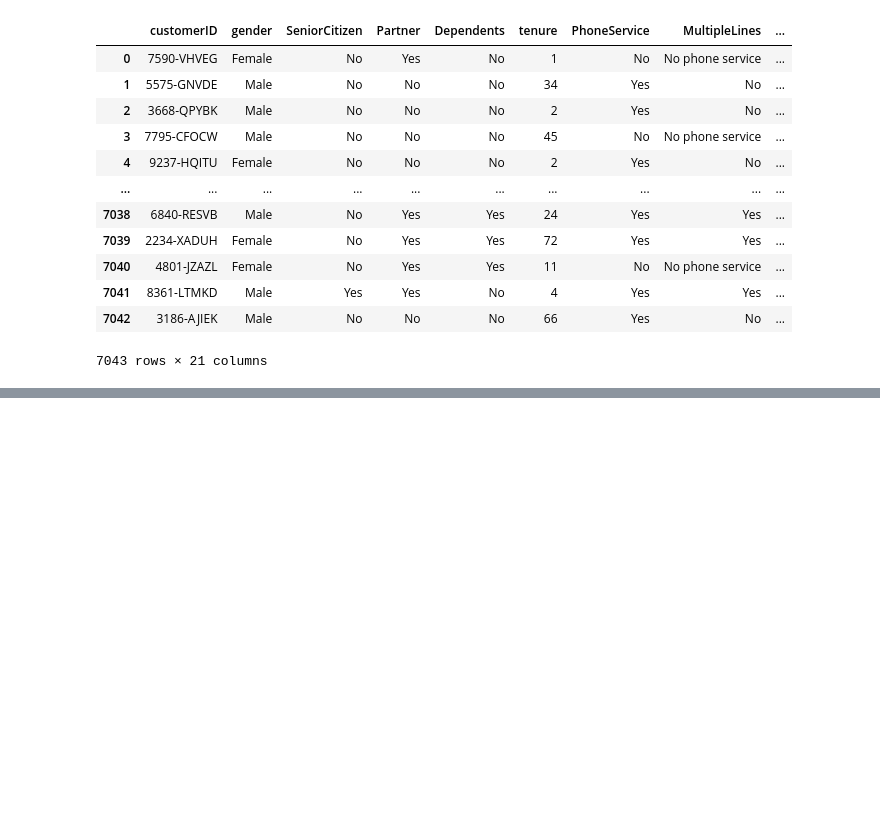
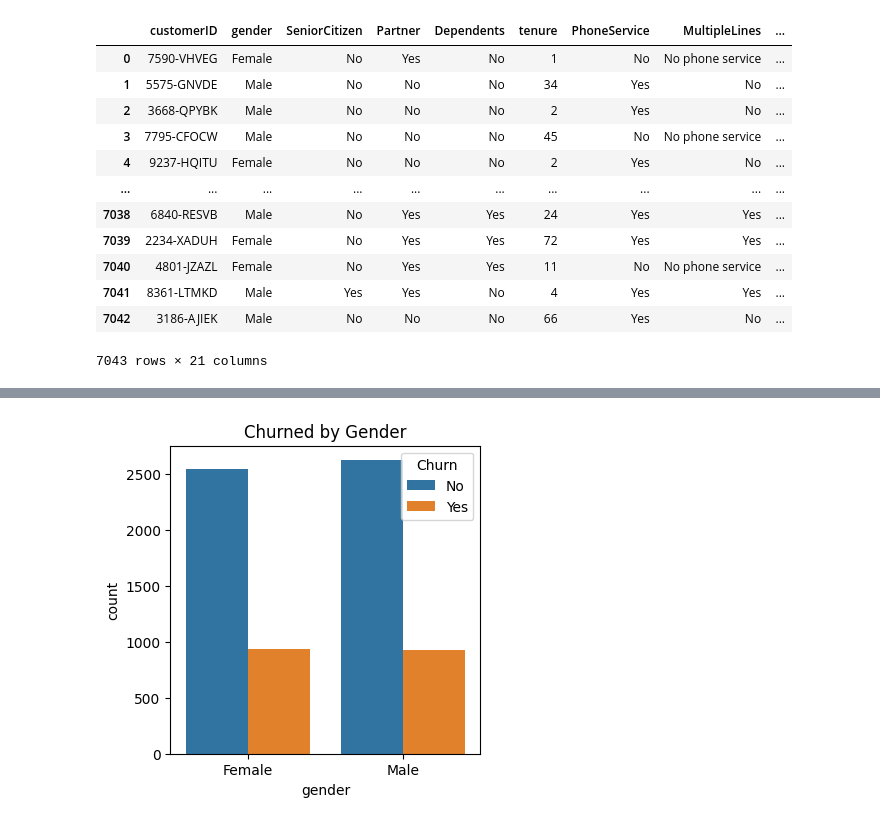
Before and after one commit to kinjalraval2225/Master_project, a Jupyter notebook: Telco_Chrun.ipynb, the cells around one changed output, grey strips where cells are left out. Saved outputs shown, nothing was run; the diff lists cells and outputs as text; code cells hidden in the pictures; blank space fills up the shorter version.

```diff
--- a/Telco_Chrun.ipynb
+++ b/Telco_Chrun.ipynb
@@ -161,0 +183,8 @@ df
+# %%
+# Countplot of churned customers based on gender.
+plt.figure(figsize = (4,4))
+sns.countplot(x = "gender", data = df, hue = 'Churn')
+plt.title("Churned by Gender")
+plt.show()
+# %% [output]
+[figure, added]
```
Also changed, not shown: parts of 10 cells of this notebook.
